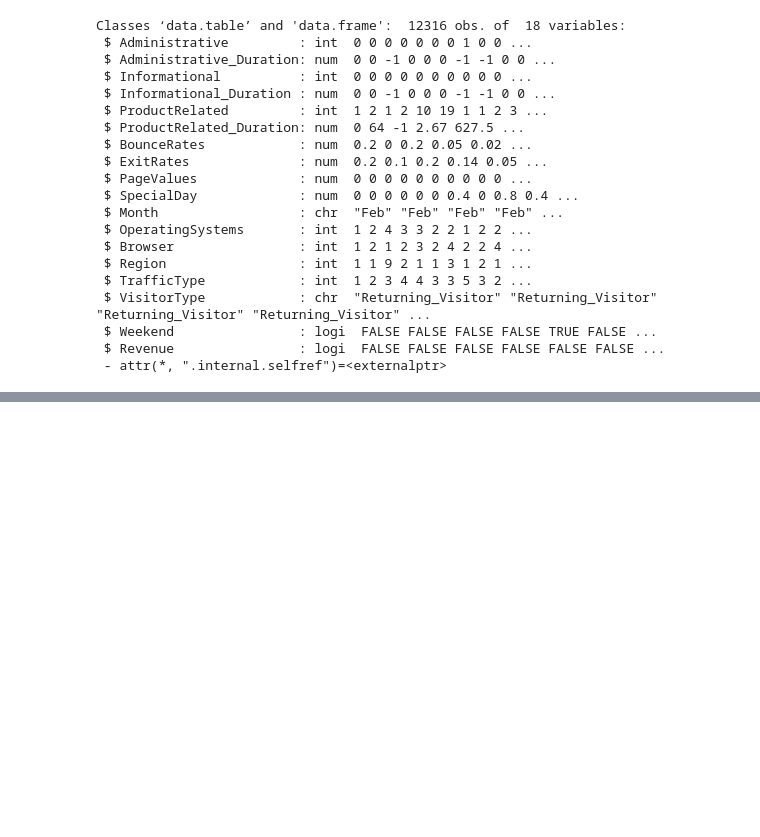
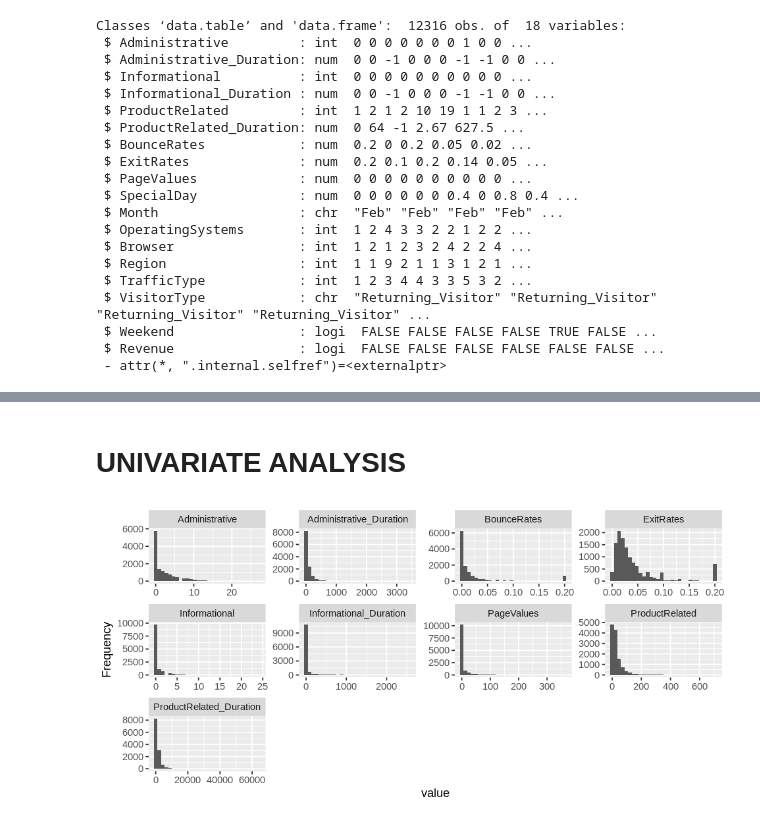
Before and after one commit to Nzaya/Online-Shoppers, a Jupyter notebook: Online_in_R.ipynb, the cells around one changed output, grey strips where cells are left out. Drawn from its saved outputs; the diff is of its cells as text; code cells hidden in the pictures; blank space fills up the shorter version.

```diff
--- a/Online_in_R.ipynb
+++ b/Online_in_R.ipynb
@@ -161,6 +196,7 @@ online$Region=as.factor(online$Region)
 online$Weekend=as.factor(online$Weekend)
 online$Revenue=as.factor(online$Revenue)
 online$SpecialDay=as.factor(online$SpecialDay)
+online$TrafficType=as.factor(online$SpecialDay)
 # %%
 # Confirming the transformation
 
@@ -197,0 +285,8 @@ ggplot(aes(x= Month, y= Informational_Duration)) + geom_line() + geom_smooth(met
+# %% [markdown]
+# UNIVARIATE ANALYSIS
+# %%
+#Plotting a histogram to analyse/represent Continuous Variables.
+
+plot_histogram(online)
+# %% [output]
+[figure, added]
```
Also changed, not shown: parts of 55 cells of this notebook.
